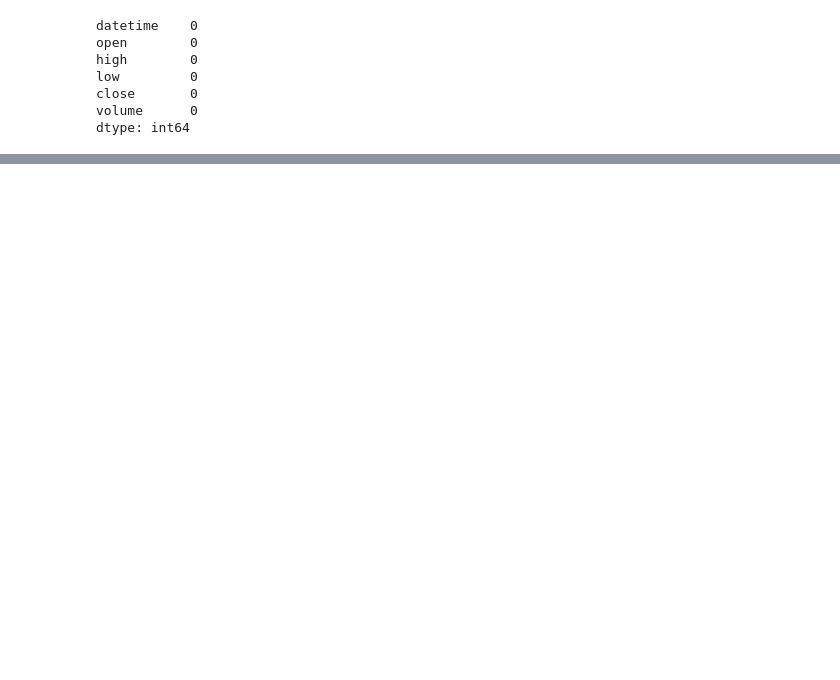
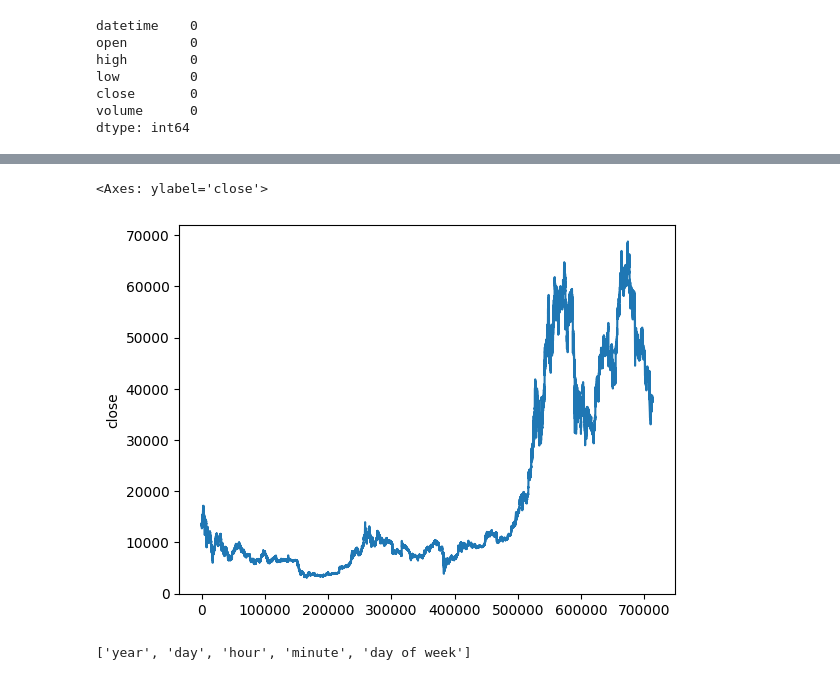
Before and after one commit to devroopsaha744/Predicting-time-series-using-xgboost, a Jupyter notebook: Time_Series_Forecast_to_predict_Stock_Data_BTC_USDT.ipynb, the cells around one changed output, grey strips where cells are left out. Drawn from its saved outputs; the diff is of its cells as text; code cells hidden in the pictures; blank space fills up the shorter version.

```diff
--- a/Time_Series_Forecast_to_predict_Stock_Data_BTC_USDT.ipynb
+++ b/Time_Series_Forecast_to_predict_Stock_Data_BTC_USDT.ipynb
@@ -62,2 +58,0 @@ df['second'] = df['datetime'].dt.second
-# %%
-df = df.set_index('datetime')
@@ -160,0 +89,10 @@ plt.show()
+# %%
+df['day of week'] = df['day of week'].replace('Monday', 1)
+df['day of week'] = df['day of week'].replace('Tuesday', 2)
+df['day of week'] = df['day of week'].replace('Wednesday', 3)
+df['day of week'] = df['day of week'].replace('Thursday', 4)
+df['day of week'] = df['day of week'].replace('Friday', 5)
+df['day of week'] = df['day of week'].replace('Saturday', 6)
+df['day of week'] = df['day of week'].replace('Sunday', 7)
+# %%
+df_close = df[['year', 'day', 'hour', 'minute', 'second', 'day of week', 'close']]
@@ -160,0 +111,3 @@ plt.show()
+# %%
+df = df.drop(['second'], axis = 1)
+df_close = df_close.drop(['second'], axis = 1)
@@ -160,0 +130,11 @@ plt.show()
+# %%
+sns.lineplot(df_close['close'])
+# %% [output]
+<Axes: ylabel='close'>
+[figure, added]
+# %%
+input_close = list(df_close.columns)
+input_close.pop()
+input_close
+# %% [output]
+['year', 'day', 'hour', 'minute', 'day of week']
```
Also changed, not shown: parts of 32 cells of this notebook.
